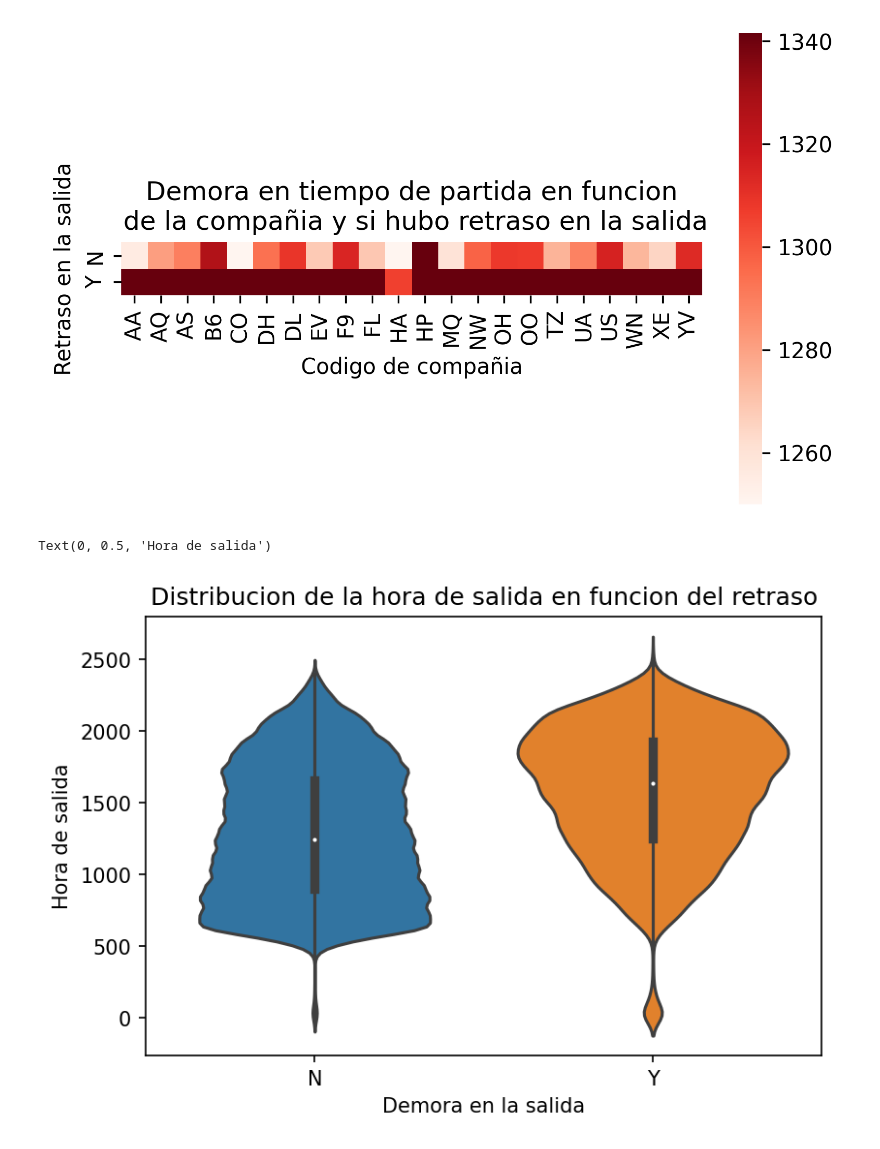
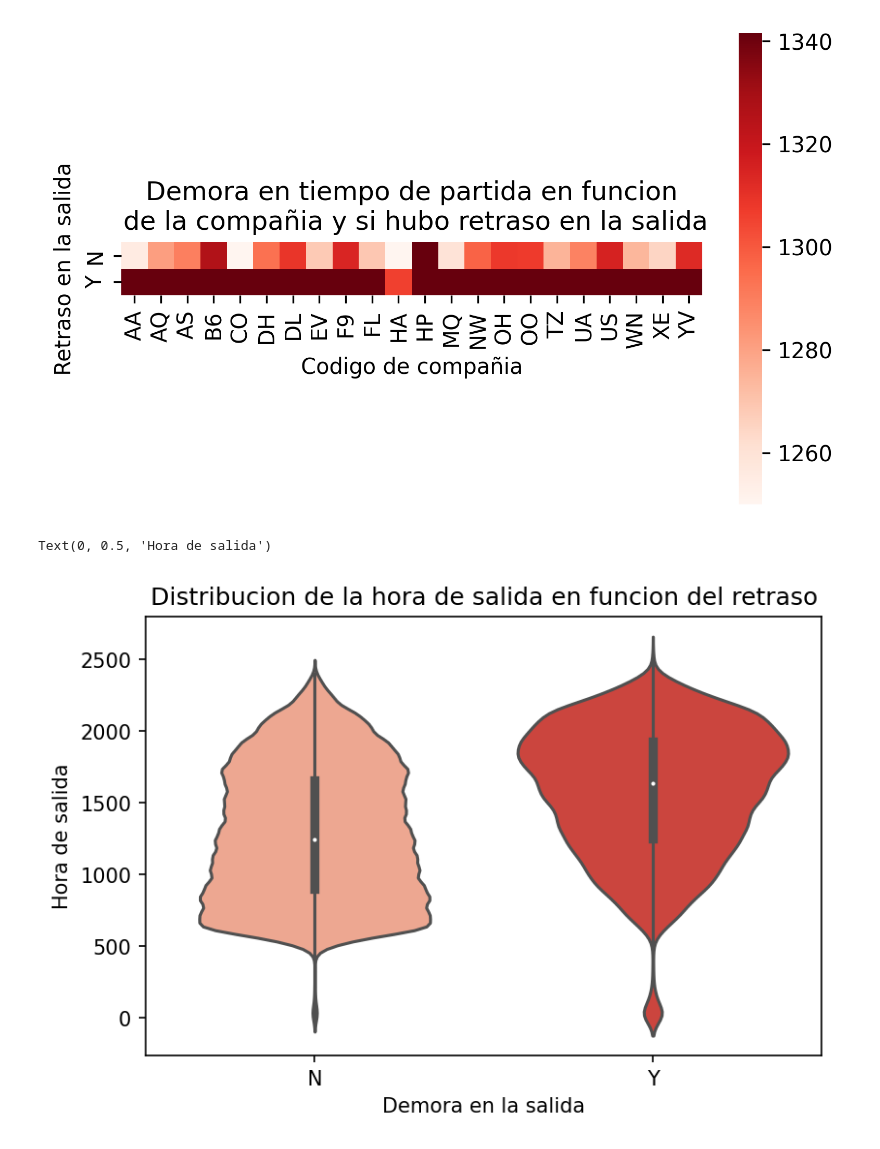
Before and after one commit to lTomaas/OrgaDeDatos, a Jupyter notebook: VFlight.ipynb, the cells around one changed output. Saved outputs shown, nothing was run; the diff lists cells and outputs as text; code cells hidden in the pictures.

```diff
--- a/VFlight.ipynb
+++ b/VFlight.ipynb
@@ -30,10 +30,10 @@ Text(137.16666666666669, 0.5, 'Retraso en la salida')
 [figure]
 # %%
 plt.figure(dpi = 150)
-sns.violinplot(data = df, y = "DepTime", x = "dep_delayed_15min", orient = "v")
+sns.violinplot(data = df, y = "DepTime", x = "dep_delayed_15min", orient = "v", palette="Reds")
 plt.title("Distribucion de la hora de salida en funcion del retraso")
 plt.xlabel("Demora en la salida")
 plt.ylabel("Hora de salida")
 # %% [output]
 Text(0, 0.5, 'Hora de salida')
-[figure, old version]
+[figure, new version]
```
Also changed, not shown: 1 other file.
